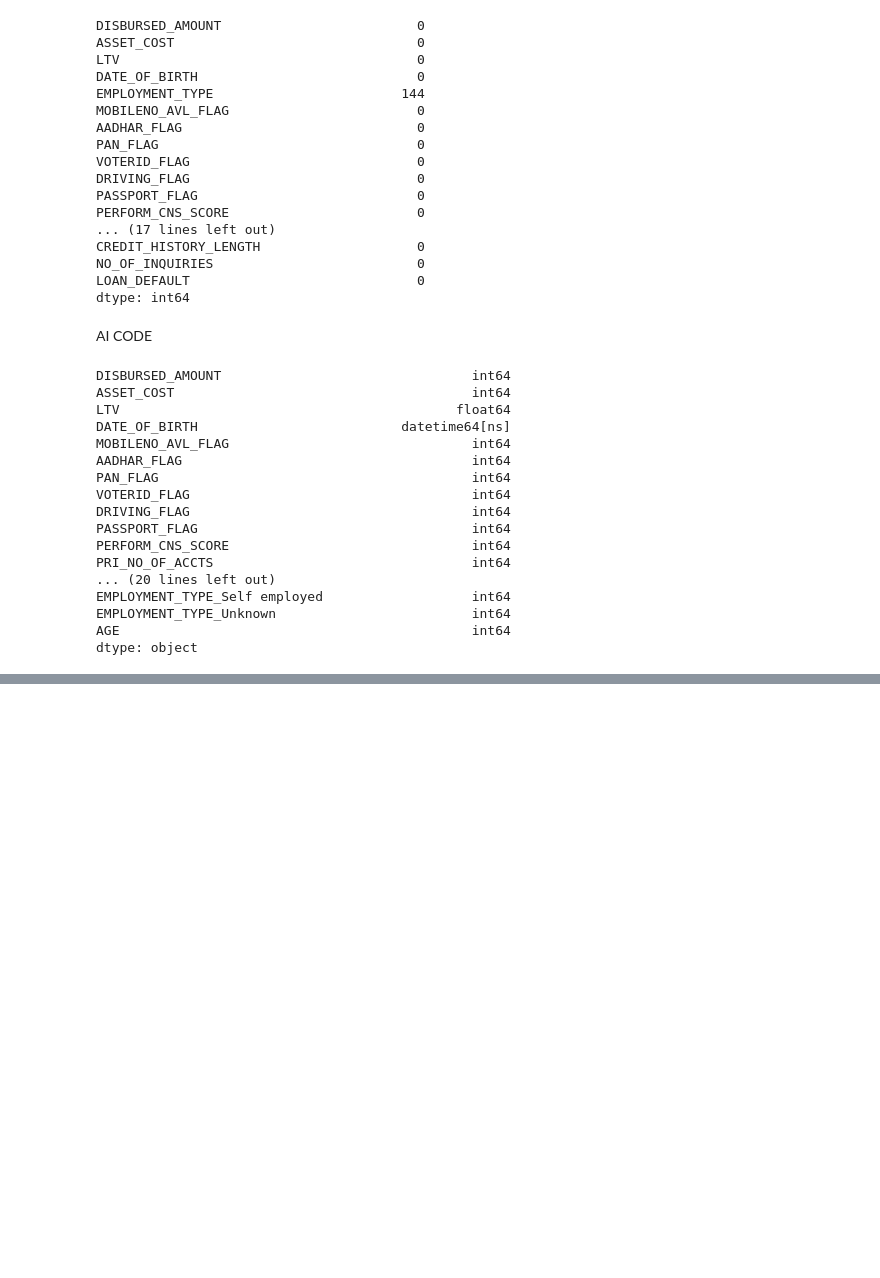
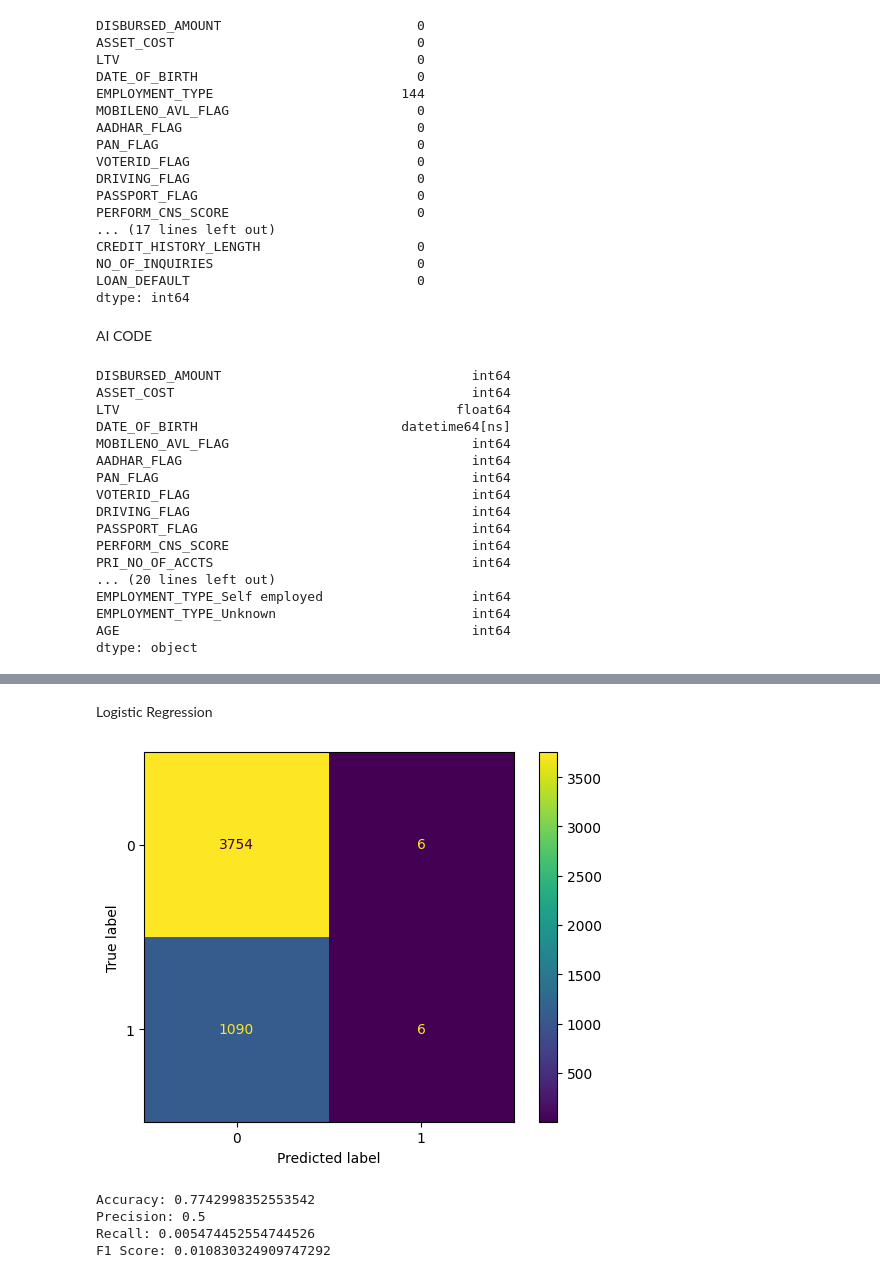
Before and after one commit to melanyalegre/Data-science-2026, a Jupyter notebook: Final-assignment.ipynb, the cells around one changed output, grey strips where cells are left out. Cells and saved outputs as stored; diff of their text form; code cells hidden in the pictures; blank space fills up the shorter version.

```diff
--- a/Final-assignment.ipynb
+++ b/Final-assignment.ipynb
@@ -154,0 +216,11 @@ strong multicollinearity or other numerical problems.
+# %% [markdown]
+Logistic Regression
+# %%
+data=pd.read_csv('/Users/melanyalegre/Documents/International Business/4th year/Data Analytics/Data Science/DS_assignment_data - Copy (1).csv')
+data=data.dropna()
+# %%
+from sklearn.preprocessing import MinMaxScaler
+
+y=data['LOAN_DEFAULT']
+X=data[['PERFORM_CNS_SCORE', 'CREDIT_HISTORY_LENGTH','PRI_OVERDUE_ACCTS','DELINQUENT_ACCTS_IN_LAST_SIX_MONTHS','NO_OF_INQUIRIES','PRI_ACTIVE_ACCTS','PRI_CURRENT_BALANCE','LTV']]
+X=pd.get_dummies(X, drop_first=True)
@@ -154,0 +230,34 @@ strong multicollinearity or other numerical problems.
+# %%
+columns = X.columns
+scaler=MinMaxScaler()
+X=scaler.fit_transform(X)
+X=pd.DataFrame(X,columns=columns)
+# %%
+import matplotlib.pyplot as plt
+from sklearn.model_selection import cross_val_predict
+from sklearn.linear_model import LogisticRegression
+from sklearn.metrics import confusion_matrix, ConfusionMatrixDisplay, accuracy_score, precision_score, recall_score, f1_score
+
+logreg=LogisticRegression()
+y_pred=cross_val_predict(logreg, X,y,cv=5)
+cm=confusion_matrix(y,y_pred)
+disp= ConfusionMatrixDisplay(confusion_matrix=cm)
+disp.plot()
+plt.show()
+# %% [output]
+[figure, added]
+# %%
+accuracy=accuracy_score(y,y_pred)
+precision=precision_score(y,y_pred)
+recall=recall_score(y,y_pred)
+f1=f1_score(y,y_pred)
+
+print('Accuracy:',accuracy)
+print('Precision:',precision)
+print('Recall:', recall)
+print('F1 Score:', f1)
+# %% [output]
+Accuracy: 0.7742998352553542
+Precision: 0.5
+Recall: 0.005474452554744526
+F1 Score: 0.010830324909747292
```
Also changed, not shown: parts of 8 cells of this notebook, 2 other files.
